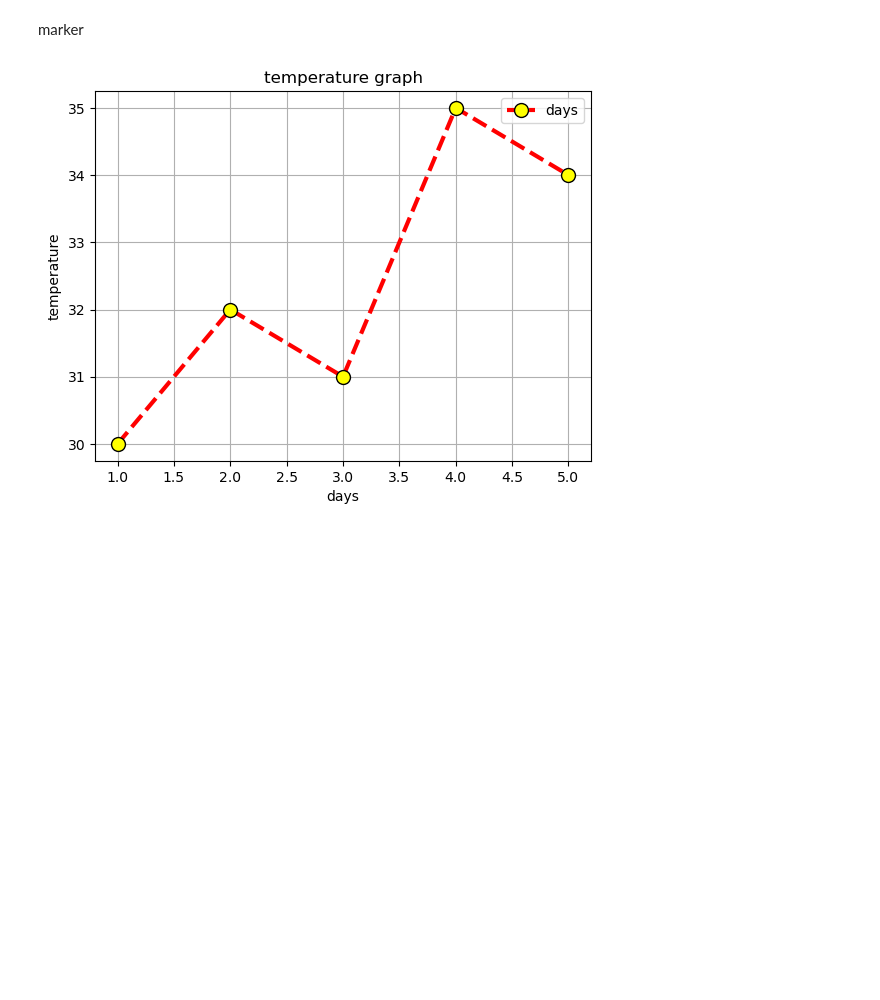
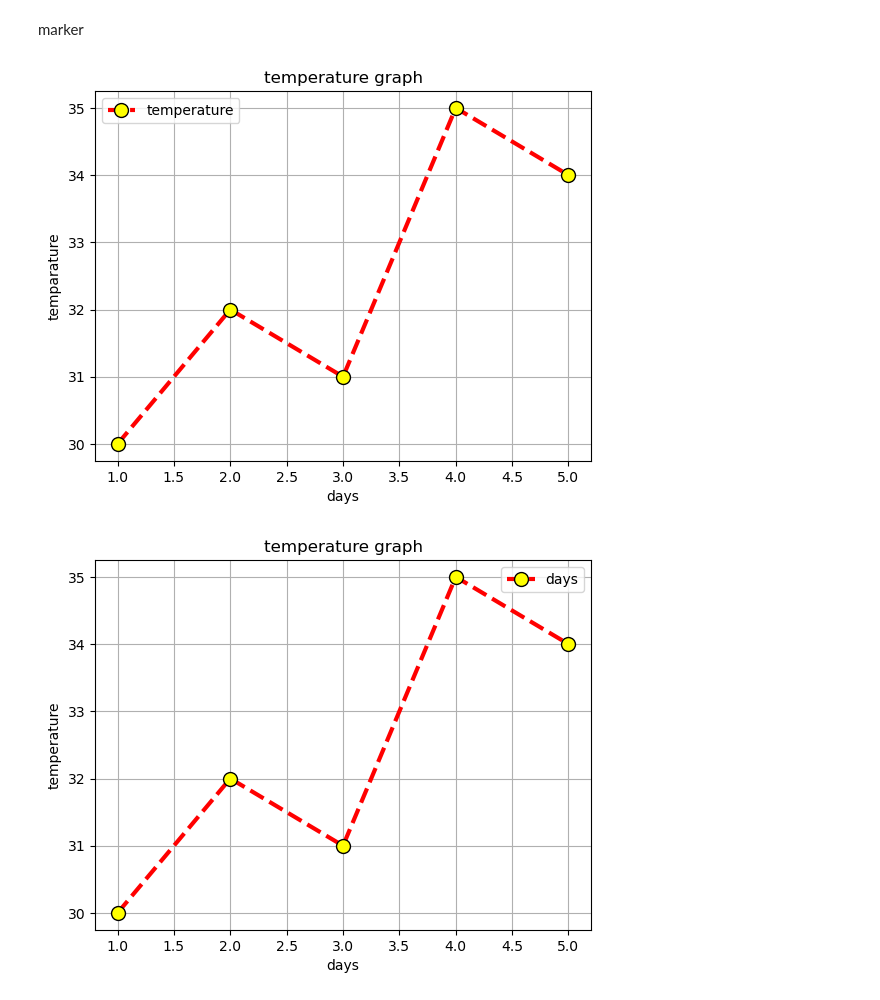
Before and after one commit to shripada-mahato/Matplotlib, a Jupyter notebook: operation.ipynb, the cells around one changed output. Saved outputs shown, nothing was run; the diff lists cells and outputs as text; code cells hidden in the pictures; blank space fills up the shorter version.

```diff
--- a/operation.ipynb
+++ b/operation.ipynb
@@ -143,22 +169,25 @@ marker
 # %%
 import matplotlib.pyplot as plt
 days = [1, 2, 3, 4, 5]
 temperature = [30, 32, 31, 35, 34]
 plt.plot(
     days,temperature, label = 'temperature',
     color='r',
     linestyle = '--',
-    linewidth = 2,
+    linewidth = 3,
     marker = 'o',
     markersize = 10,
-    markerfacecolor = 'yellow'
+    markerfacecolor = 'yellow',
+    markeredgecolor='black'
 )
 plt.title('temperature graph')
 plt.legend()
 plt.grid()
 plt.xlabel('days')
 plt.ylabel('temparature')
 plt.show()
+# %% [output]
+[figure, added]
 # %%
 import matplotlib.pyplot as plt
 days = [1, 2, 3, 4, 5]
```
Also changed, not shown: parts of 14 cells of this notebook.
